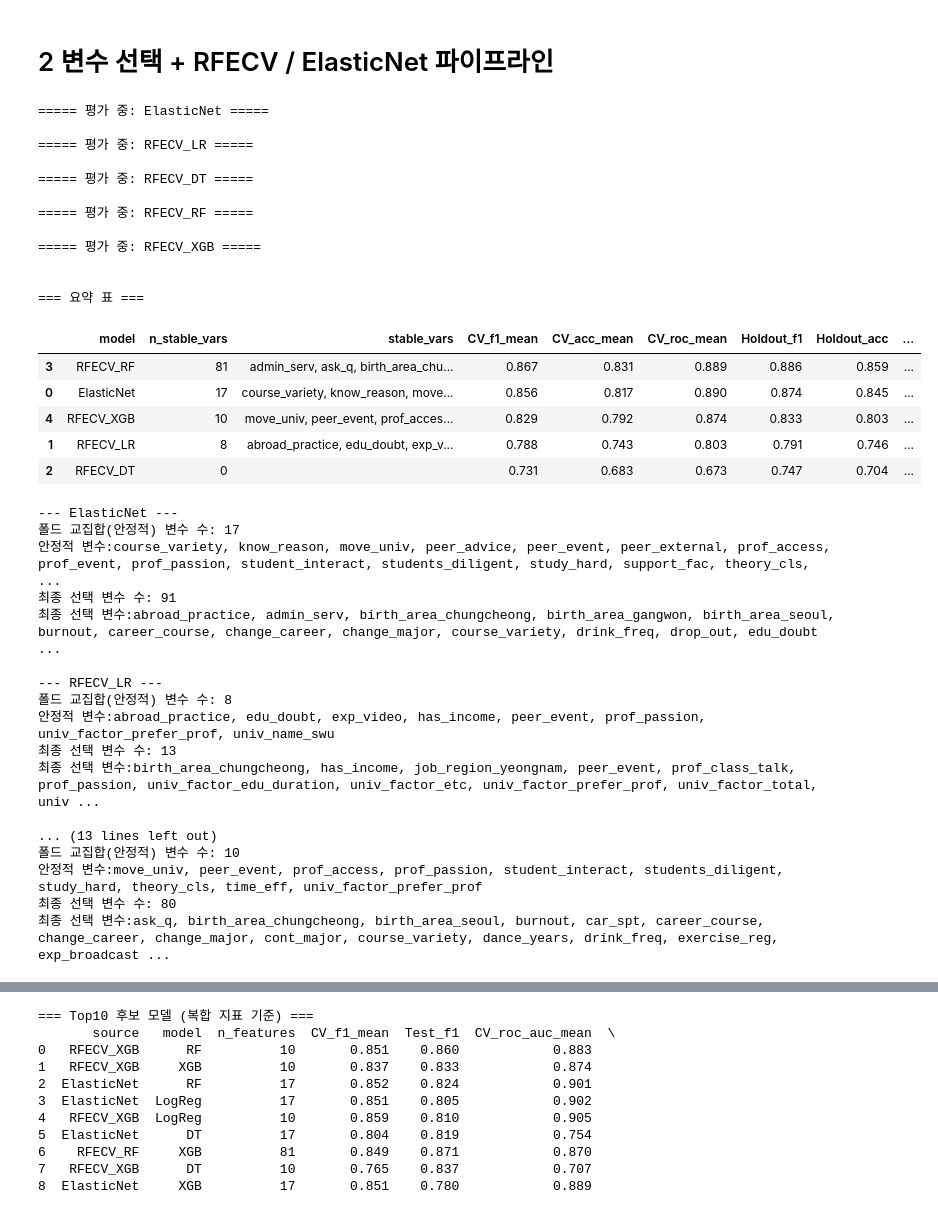
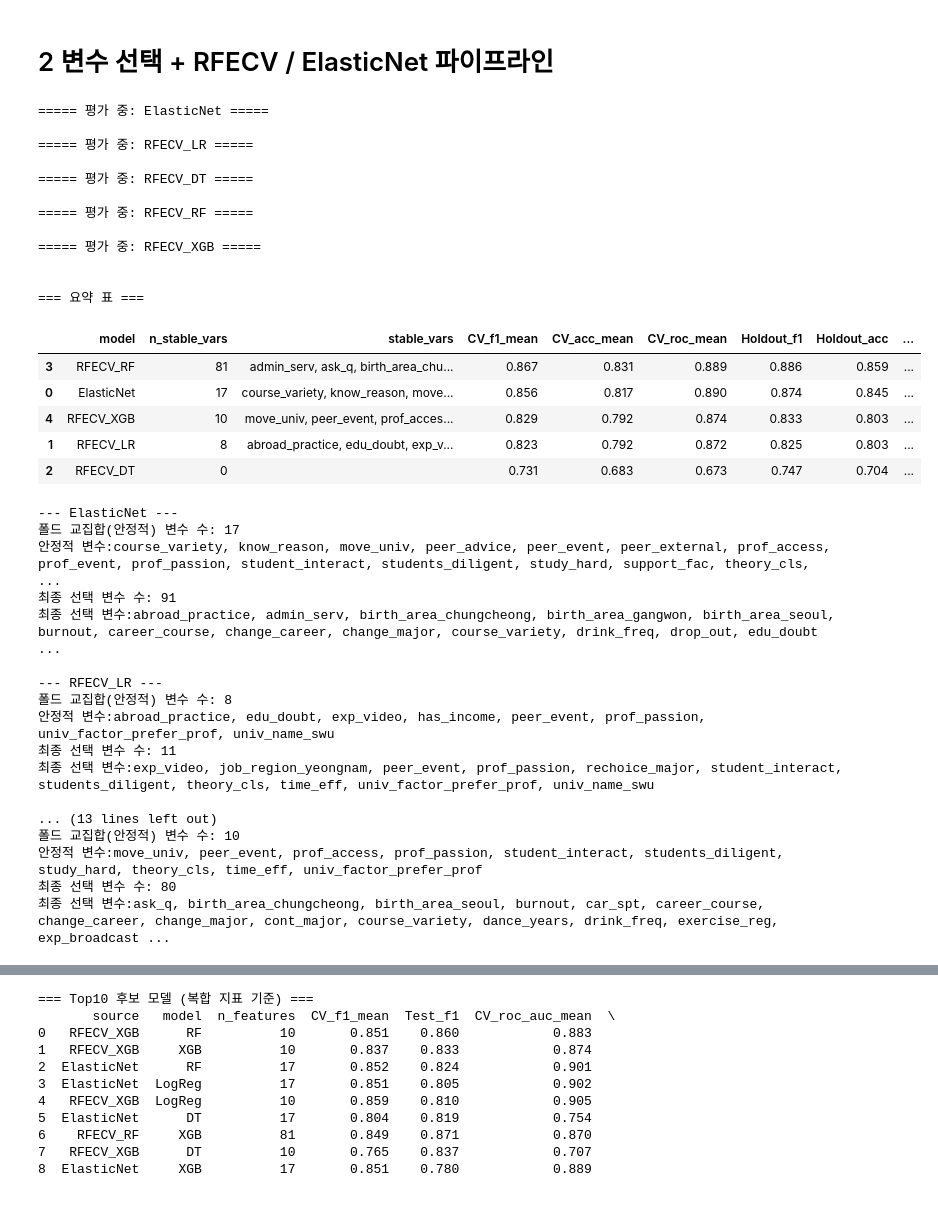
Before and after one commit to hyejinppp/college_life_satisfaction, a Jupyter notebook: sat.ipynb, the cells around one changed output, grey strips where cells are left out. Drawn from its saved outputs; the diff is of its cells as text; code cells hidden in the pictures.

```diff
--- a/sat.ipynb
+++ b/sat.ipynb
@@ -213,7 +267,14 @@ def make_rfecv_pipeline(base_estimator, final_estimator=None):
         n_jobs=1,
         verbose=0
     )
-    return Pipeline([("feature_selection", rfecv), ("clf", final_estimator)])
+    # LogisticRegression일 때만 스케일러 추가
+    if isinstance(base_estimator, LogisticRegression):
+        return Pipeline([("scaler", StandardScaler()),
+                         ("feature_selection", rfecv),
+                         ("clf", final_estimator)])
+    else:
+        return Pipeline([("feature_selection", rfecv),
+                         ("clf", final_estimator)])
 
 # -------------------------
 # 모델 정의
@@ -356,34 +417,34 @@ for r in results:
         "Jaccard": r["jaccard"]
     })
 
 summary_df = pd.DataFrame(summary_rows).sort_values(by="CV_f1_mean", ascending=False)
 print("\n\n=== 요약 표 ===")
 display(summary_df)
 
 for r in results:
     print(f"\n--- {r['model']} ---")
     print(f"폴드 교집합(안정적) 변수 수: {len(r['stable_vars'])}")
     print("안정적 변수:" + (", ".join(r['stable_vars']) if r['stable_vars'] else " 없음"))
     print(f"최종 선택 변수 수: {len(r['final_selected'])}")
     print("최종 선택 변수:" + (", ".join(r['final_selected']) if r['final_selected'] else " 없음"))
 # %% [output]
 ===== 평가 중: ElasticNet =====
 
 ===== 평가 중: RFECV_LR =====
 
 ===== 평가 중: RFECV_DT =====
 
 ===== 평가 중: RFECV_RF =====
 
 ===== 평가 중: RFECV_XGB =====
 
 
 === 요약 표 ===
 |  | model | n_stable_vars | stable_vars | CV_f1_mean | CV_acc_mean | CV_roc_mean | Holdout_f1 | Holdout_acc | ... |
 | 3 | RFECV_RF | 81 | admin_serv, ask_q, birth_area_chu... | 0.867 | 0.831 | 0.889 | 0.886 | 0.859 | ... |
 | 0 | ElasticNet | 17 | course_variety, know_reason, move... | 0.856 | 0.817 | 0.890 | 0.874 | 0.845 | ... |
 | 4 | RFECV_XGB | 10 | move_univ, peer_event, prof_acces... | 0.829 | 0.792 | 0.874 | 0.833 | 0.803 | ... |
-| 1 | RFECV_LR | 8 | abroad_practice, edu_doubt, exp_v... | 0.788 | 0.743 | 0.803 | 0.791 | 0.746 | ... |
+| 1 | RFECV_LR | 8 | abroad_practice, edu_doubt, exp_v... | 0.823 | 0.792 | 0.872 | 0.825 | 0.803 | ... |
 | 2 | RFECV_DT | 0 |  | 0.731 | 0.683 | 0.673 | 0.747 | 0.704 | ... |
 --- ElasticNet ---
 폴드 교집합(안정적) 변수 수: 17
@@ -394,8 +455,8 @@ for r in results:
 --- RFECV_LR ---
 폴드 교집합(안정적) 변수 수: 8
 안정적 변수:abroad_practice, edu_doubt, exp_video, has_income, peer_event, prof_passion, univ_factor_prefer_prof, univ_name_swu
-최종 선택 변수 수: 13
-최종 선택 변수:birth_area_chungcheong, has_income, job_region_yeongnam, peer_event, prof_class_talk, prof_passion, univ_factor_edu_duration, univ_factor_etc, univ_factor_prefer_prof, univ_factor_total, univ ...
+최종 선택 변수 수: 11
+최종 선택 변수:exp_video, job_region_yeongnam, peer_event, prof_passion, rechoice_major, student_interact, students_diligent, theory_cls, time_eff, univ_factor_prefer_prof, univ_name_swu
 
 ... (13 lines left out)
 폴드 교집합(안정적) 변수 수: 10
```
Also changed, not shown: parts of 17 cells of this notebook.
